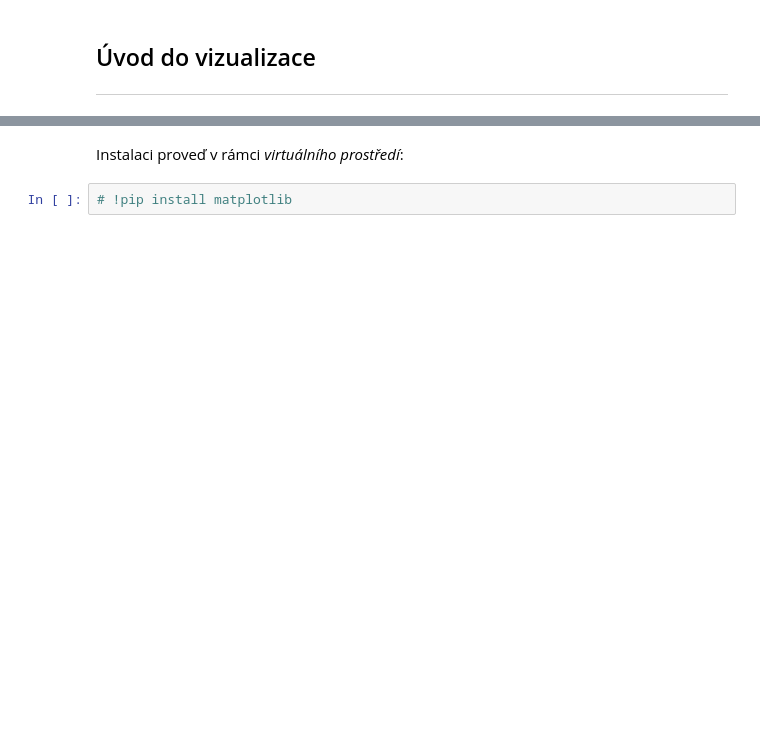
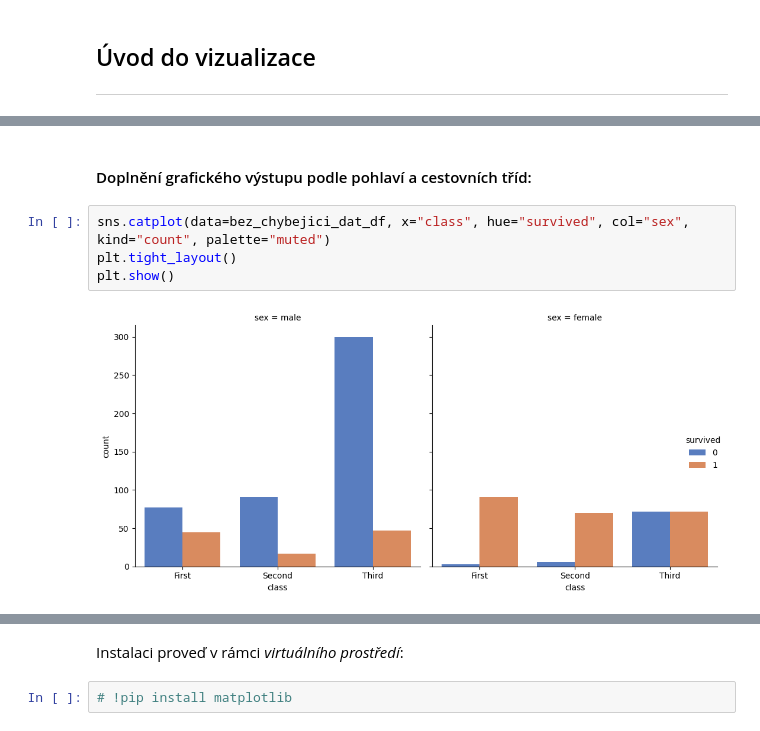
Before and after one commit to Bralor/python-data-2024, a Jupyter notebook: shared/notebooks/lesson06.ipynb, the cells around one changed output, grey strips where cells are left out. Saved outputs shown, nothing was run; the diff lists cells and outputs as text; blank space fills up the shorter version.

```diff
--- a/shared/notebooks/lesson06.ipynb
+++ b/shared/notebooks/lesson06.ipynb
@@ -42,0 +129,8 @@ Ačkoliv se jedná v mnoha ohledech o starší knihovnu, přesto nelze popřít
+# %% [markdown]
+#### Doplnění grafického výstupu podle pohlaví a cestovních tříd:
+# %%
+sns.catplot(data=bez_chybejici_dat_df, x="class", hue="survived", col="sex", kind="count", palette="muted")
+plt.tight_layout()
+plt.show()
+# %% [output]
+[figure, added]
```
Also changed, not shown: parts of 294 cells of this notebook.
